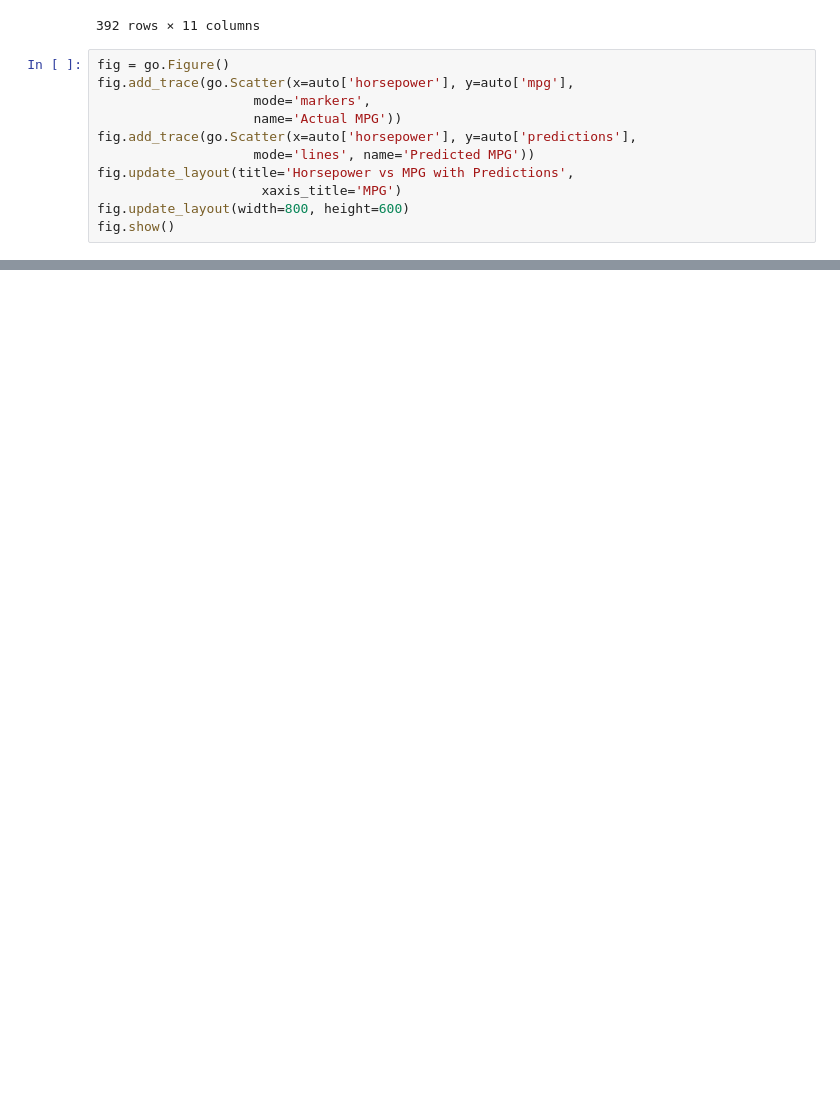
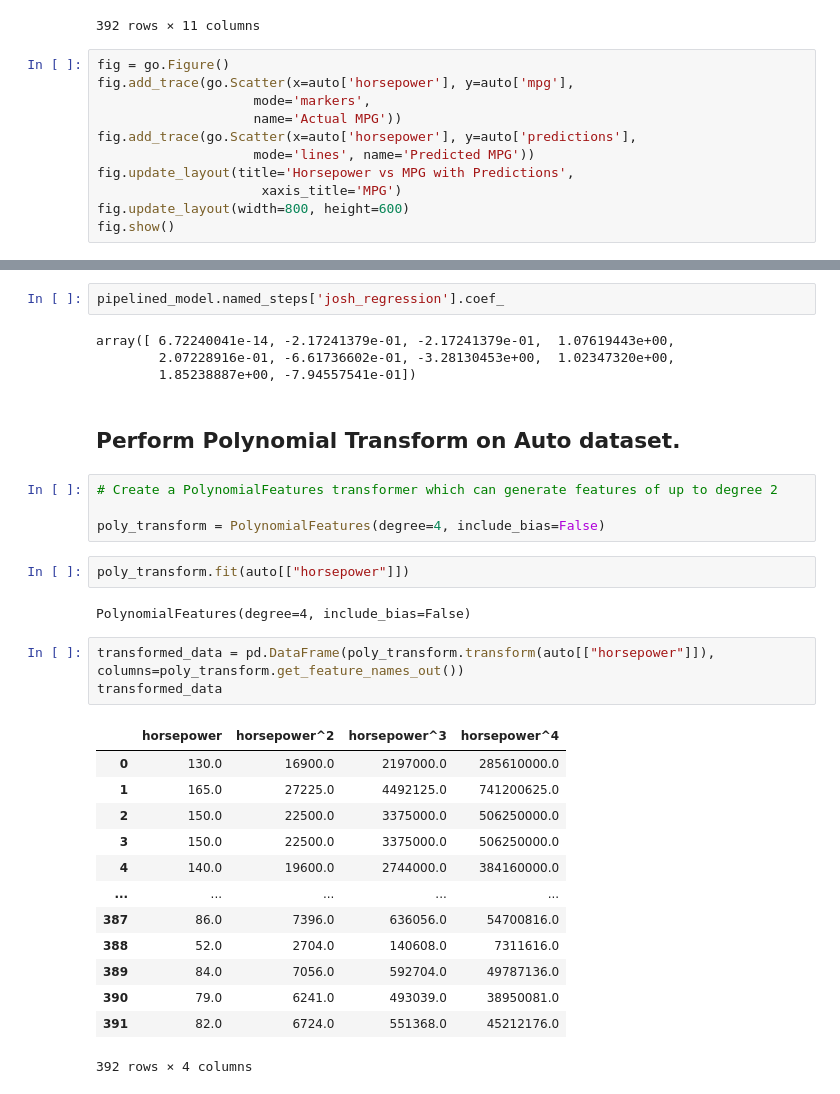
Before and after one commit to cryoraj/Berkley-MLAI, a Jupyter notebook: Quadratic Regression/FeatureEngineering-Quadratic.ipynb, the cells around one changed output, grey strips where cells are left out. Drawn from its saved outputs; the diff is of its cells as text; blank space fills up the shorter version.

```diff
--- a/Quadratic Regression/FeatureEngineering-Quadratic.ipynb
+++ b/Quadratic Regression/FeatureEngineering-Quadratic.ipynb
@@ -70,0 +187,33 @@ fig.show()
+# %%
+pipelined_model.named_steps['josh_regression'].coef_
+# %% [output]
+array([ 6.72240041e-14, -2.17241379e-01, -2.17241379e-01,  1.07619443e+00,
+        2.07228916e-01, -6.61736602e-01, -3.28130453e+00,  1.02347320e+00,
+        1.85238887e+00, -7.94557541e-01])
+# %% [markdown]
+## Perform Polynomial Transform on Auto dataset.
+# %%
+# Create a PolynomialFeatures transformer which can generate features of up to degree 2
+
+poly_transform = PolynomialFeatures(degree=4, include_bias=False)
+# %%
+poly_transform.fit(auto[["horsepower"]])
+# %% [output]
+PolynomialFeatures(degree=4, include_bias=False)
+# %%
+transformed_data = pd.DataFrame(poly_transform.transform(auto[["horsepower"]]), columns=poly_transform.get_feature_names_out())
+transformed_data
+# %% [output]
+|  | horsepower | horsepower^2 | horsepower^3 | horsepower^4 |
+| 0 | 130.0 | 16900.0 | 2197000.0 | 285610000.0 |
+| 1 | 165.0 | 27225.0 | 4492125.0 | 741200625.0 |
+| 2 | 150.0 | 22500.0 | 3375000.0 | 506250000.0 |
+| 3 | 150.0 | 22500.0 | 3375000.0 | 506250000.0 |
+| 4 | 140.0 | 19600.0 | 2744000.0 | 384160000.0 |
+| ... | ... | ... | ... | ... |
+| 387 | 86.0 | 7396.0 | 636056.0 | 54700816.0 |
+| 388 | 52.0 | 2704.0 | 140608.0 | 7311616.0 |
+| 389 | 84.0 | 7056.0 | 592704.0 | 49787136.0 |
+| 390 | 79.0 | 6241.0 | 493039.0 | 38950081.0 |
+| 391 | 82.0 | 6724.0 | 551368.0 | 45212176.0 |
+392 rows × 4 columns
```
Also changed, not shown: parts of 14 cells of this notebook.
